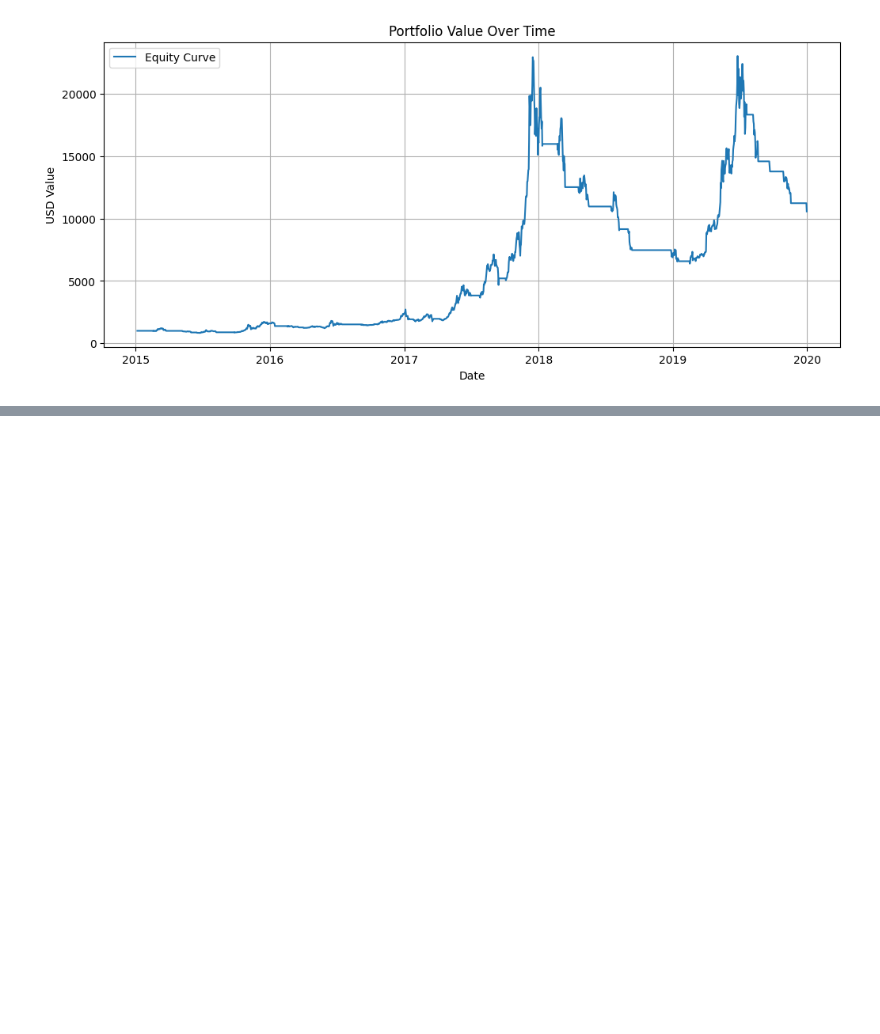
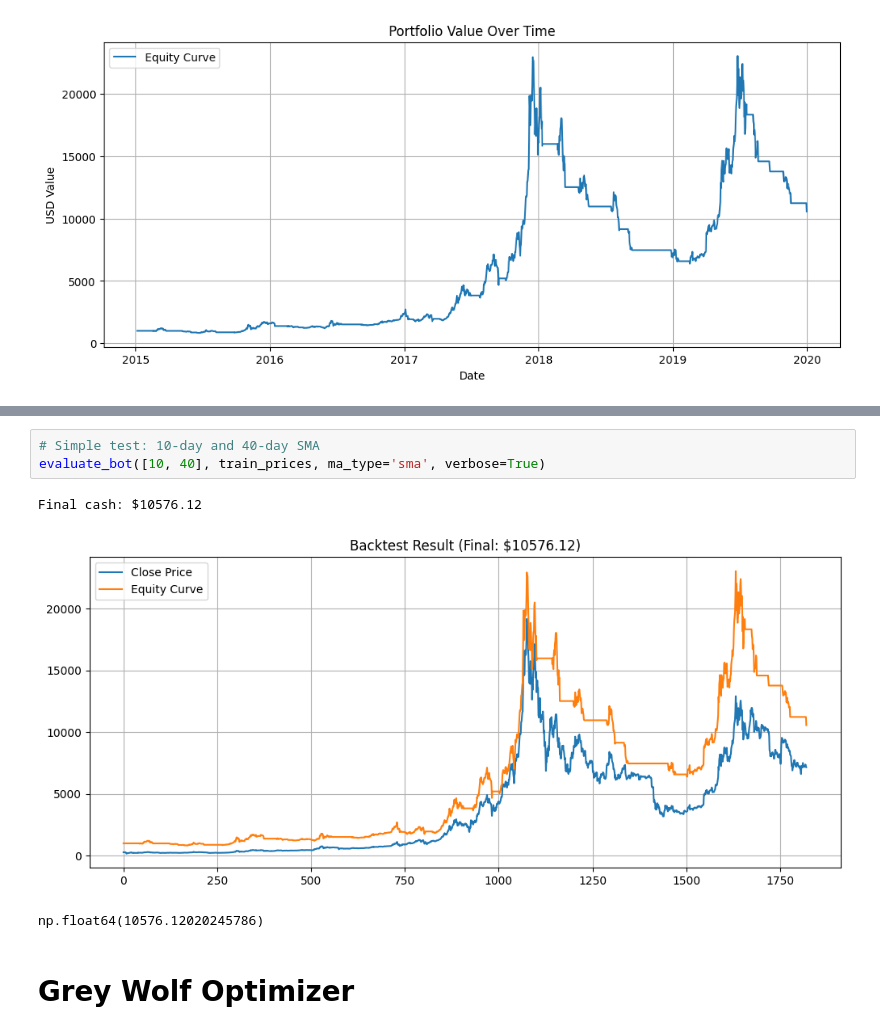
Before and after one commit to AnushkaSandeepa/trading-bot-IGWO, a Jupyter notebook: btc_trading_bot_gwo.ipynb, the cells around one changed output, grey strips where cells are left out. Saved outputs shown, nothing was run; the diff lists cells and outputs as text; blank space fills up the shorter version.

```diff
--- a/btc_trading_bot_gwo.ipynb
+++ b/btc_trading_bot_gwo.ipynb
@@ -220,0 +278,9 @@ Final portfolio value: $10576.12
+# %%
+# Simple test: 10-day and 40-day SMA
+evaluate_bot([10, 40], train_prices, ma_type='sma', verbose=True)
+# %% [output]
+Final cash: $10576.12
+[figure, added]
+np.float64(10576.12020245786)
+# %% [markdown]
+# Grey Wolf Optimizer
```
Also changed, not shown: parts of 5 cells of this notebook.
